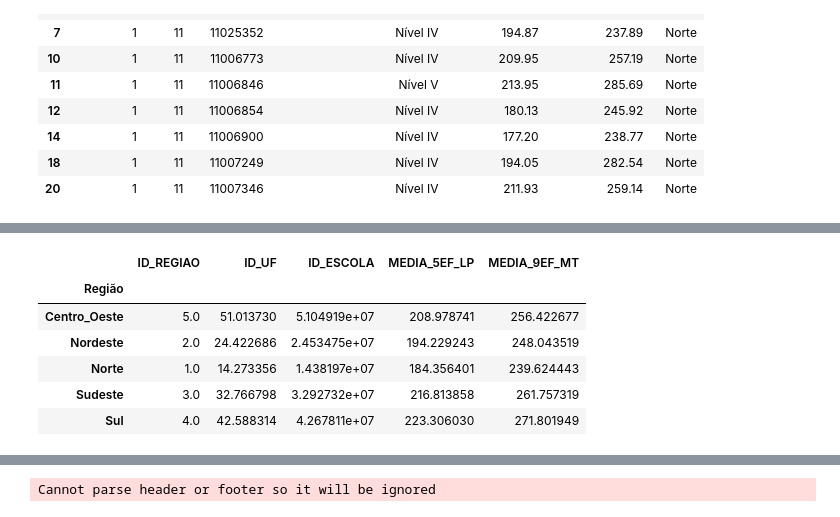
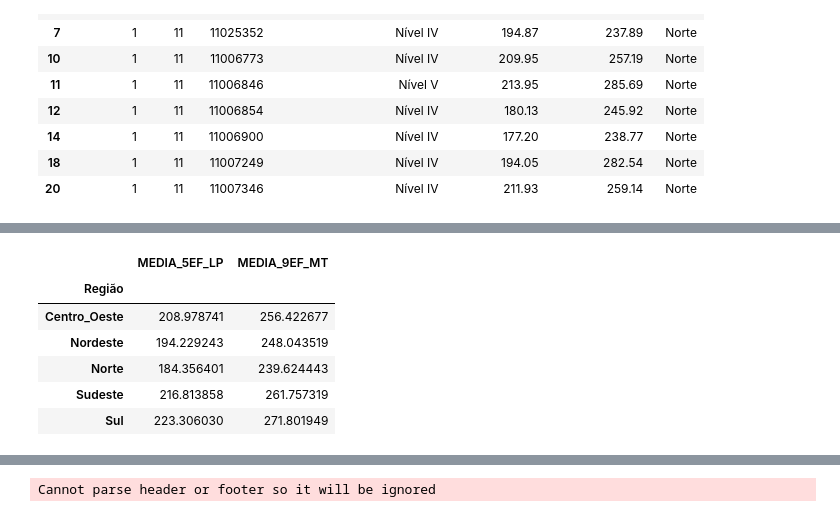
Before and after one commit to freitaasw/Analises_Saeb, a Jupyter notebook: Análises Saeb 2019/correlações/Regiões.ipynb, the cells around one changed output, grey strips where cells are left out. Drawn from its saved outputs; the diff is of its cells as text; code cells hidden in the pictures.

```diff
--- a/Análises Saeb 2019/correlações/Regiões.ipynb
+++ b/Análises Saeb 2019/correlações/Regiões.ipynb
@@ -94,14 +106,14 @@ df.shape
 # %%
-df_regioes = df.groupby('Região').mean()
+df_regioes = df[['MEDIA_5EF_LP','MEDIA_9EF_MT','Região']].groupby('Região').mean()
 df_regioes.head()
 # %% [output]
-|  | ID_REGIAO | ID_UF | ID_ESCOLA | MEDIA_5EF_LP | MEDIA_9EF_MT |
-| Região |  |  |  |  |  |
-| Centro_Oeste | 5.0 | 51.013730 | 5.104919e+07 | 208.978741 | 256.422677 |
-| Nordeste | 2.0 | 24.422686 | 2.453475e+07 | 194.229243 | 248.043519 |
-| Norte | 1.0 | 14.273356 | 1.438197e+07 | 184.356401 | 239.624443 |
-| Sudeste | 3.0 | 32.766798 | 3.292732e+07 | 216.813858 | 261.757319 |
-| Sul | 4.0 | 42.588314 | 4.267811e+07 | 223.306030 | 271.801949 |
+|  | MEDIA_5EF_LP | MEDIA_9EF_MT |
+| Região |  |  |
+| Centro_Oeste | 208.978741 | 256.422677 |
+| Nordeste | 194.229243 | 248.043519 |
+| Norte | 184.356401 | 239.624443 |
+| Sudeste | 216.813858 | 261.757319 |
+| Sul | 223.306030 | 271.801949 |
 # %%
 df_teste = df_regioes.reset_index().sort_values(by= 'MEDIA_9EF_MT').set_index('Região')
 fig = px.bar(df_teste, x = df_teste.index, y = ['MEDIA_5EF_LP', 'MEDIA_9EF_MT'],
```
Also changed, not shown: parts of 5 cells of this notebook.
